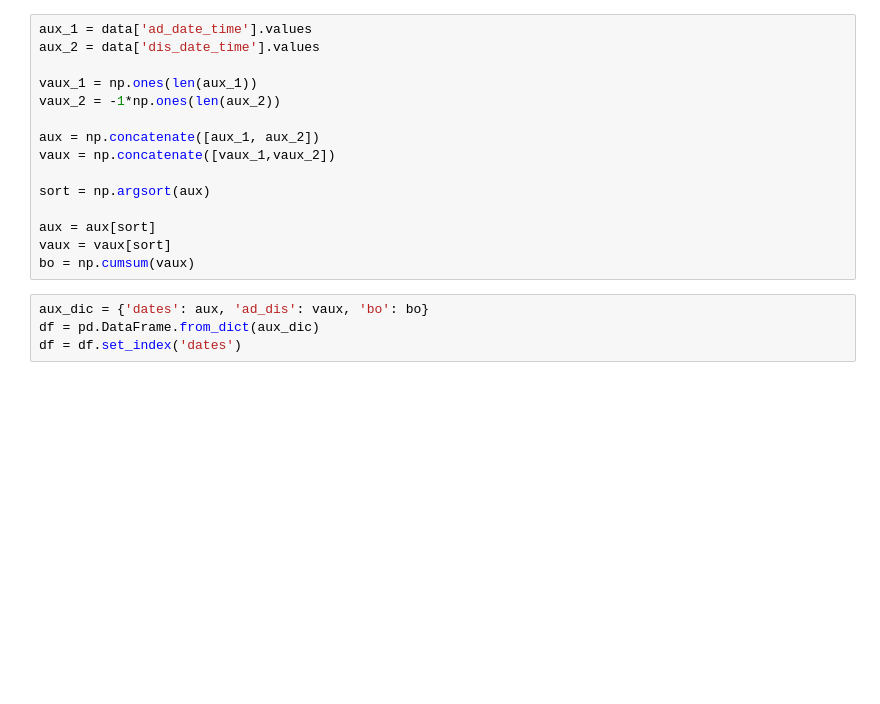
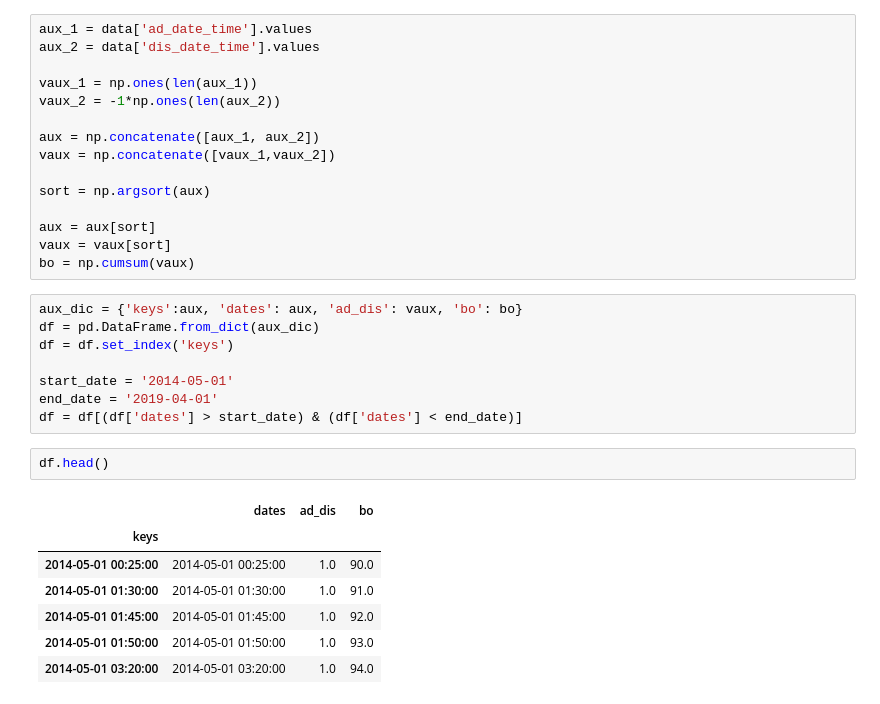
Before and after one commit to brawantonio/KGH-Research-Paper, a Jupyter notebook: Admissions Analysis.ipynb, the cells around one changed output. Saved outputs shown, nothing was run; the diff lists cells and outputs as text; blank space fills up the shorter version.

```diff
--- a/Admissions Analysis.ipynb
+++ b/Admissions Analysis.ipynb
@@ -66,8 +70,22 @@ aux = aux[sort]
 vaux = vaux[sort]
 bo = np.cumsum(vaux)
 # %%
-aux_dic = {'dates': aux, 'ad_dis': vaux, 'bo': bo}
+aux_dic = {'keys':aux, 'dates': aux, 'ad_dis': vaux, 'bo': bo}
 df = pd.DataFrame.from_dict(aux_dic)
-df = df.set_index('dates')
+df = df.set_index('keys')
+
+start_date = '2014-05-01'
+end_date = '2019-04-01'
+df = df[(df['dates'] > start_date) & (df['dates'] < end_date)]
+# %%
+df.head()
+# %% [output]
+|  | dates | ad_dis | bo |
+| keys |  |  |  |
+| 2014-05-01 00:25:00 | 2014-05-01 00:25:00 | 1.0 | 90.0 |
+| 2014-05-01 01:30:00 | 2014-05-01 01:30:00 | 1.0 | 91.0 |
+| 2014-05-01 01:45:00 | 2014-05-01 01:45:00 | 1.0 | 92.0 |
+| 2014-05-01 01:50:00 | 2014-05-01 01:50:00 | 1.0 | 93.0 |
+| 2014-05-01 03:20:00 | 2014-05-01 03:20:00 | 1.0 | 94.0 |
 # %%
 plt.figure(figsize=(10,5))
```
Also changed, not shown: parts of 15 cells of this notebook.
